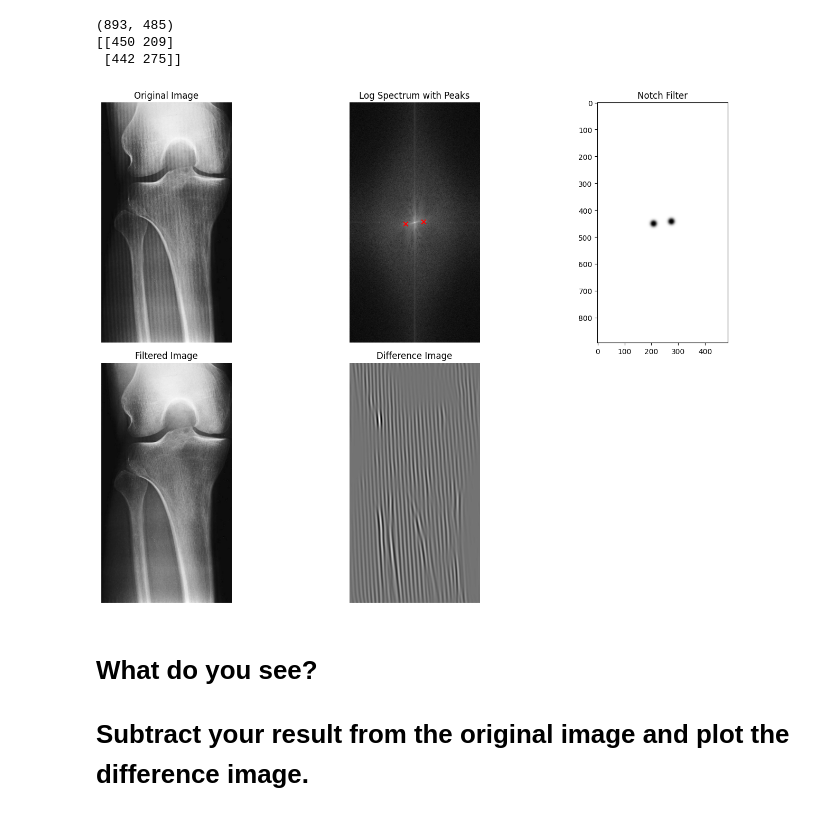
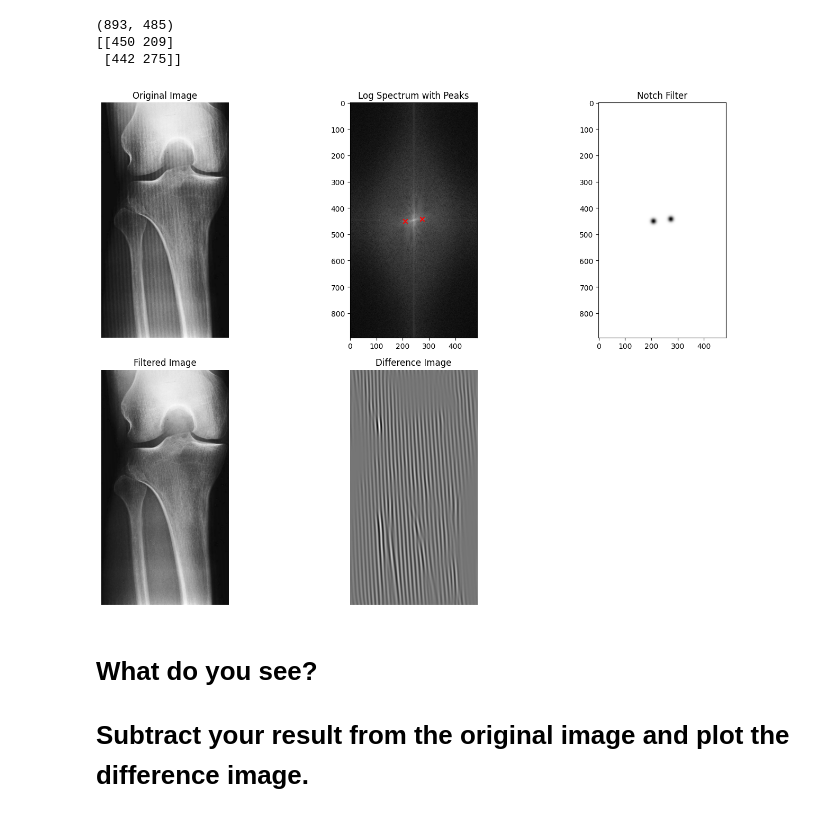
Before and after one commit to qiwen98/IntroToImagingScience, a Jupyter notebook: assignment_1/q3.ipynb, the cells around one changed output. Saved outputs shown, nothing was run; the diff lists cells and outputs as text; code cells hidden in the pictures.

```diff
--- a/assignment_1/q3.ipynb
+++ b/assignment_1/q3.ipynb
@@ -71,10 +71,11 @@ def create_notch_filter(shape, peaks, D0):
         H_notch = 1 - np.exp(-1 / (2 * D0**2) * ((k - k0)**2 + (l - l0)**2))
 
         # Create symmetric notch (for negative frequencies)
-        H_notch_symmetric = 1 - np.exp(-1 / (2 * D0**2) * ((k + k0)**2 + (l + l0)**2))
+        # H_notch_symmetric = 1 - np.exp(-1 / (2 * D0**2) * ((k + k0)**2 + (l + l0)**2))
 
         # Multiply with existing filter (element-wise multiplication)
-        H = H * H_notch * H_notch_symmetric
+        # H = H * H_notch * H_notch_symmetric
+        H = H * H_notch
 
     return H
 
@@ -98,7 +99,7 @@ def plot_results(original, spectrum, peaks, notch_filter, filtered_image):
     axes[0, 1].imshow(log_spectrum, cmap='gray')
     axes[0, 1].scatter(peaks[:, 1], peaks[:, 0], c='r', marker='x')
     axes[0, 1].set_title('Log Spectrum with Peaks')
-    axes[0, 1].axis('off')
+    # axes[0, 1].axis('off')
 
     # Notch filter
     axes[0, 2].imshow(notch_filter, cmap='gray')
@@ -120,34 +121,34 @@ def plot_results(original, spectrum, peaks, notch_filter, filtered_image):
     axes[1, 2].axis('off')
 
     plt.tight_layout()
     return fig
 
 # Main execution
 if __name__ == "__main__":
     # Load image
     image = load_and_process_image('OPTI536_Homework_1_Images/Moire_Example.jpg')
     print(image.shape)
     # Compute FFT
     f_transform, spectrum = compute_fft_spectrum(image)
 
     # Find peaks
     peaks = find_spectrum_peaks(spectrum)
     print(peaks)
 
     # Create notch filter
     notch_filter = create_notch_filter(image.shape, peaks, D0=7)
 
     # Apply filter and get filtered image
     filtered_image = apply_filter_and_inverse(f_transform, notch_filter)
 
     # Plot results
     fig = plot_results(image, spectrum, peaks, notch_filter, filtered_image)
     plt.show()
 # %% [output]
 (893, 485)
 [[450 209]
  [442 275]]
-[figure, old version]
+[figure, new version]
 # %% [markdown]
 # What do you see?
 # Subtract your result from the original image and plot the difference image.
```
Also changed, not shown: parts of 3 cells of this notebook, 8 other files.
